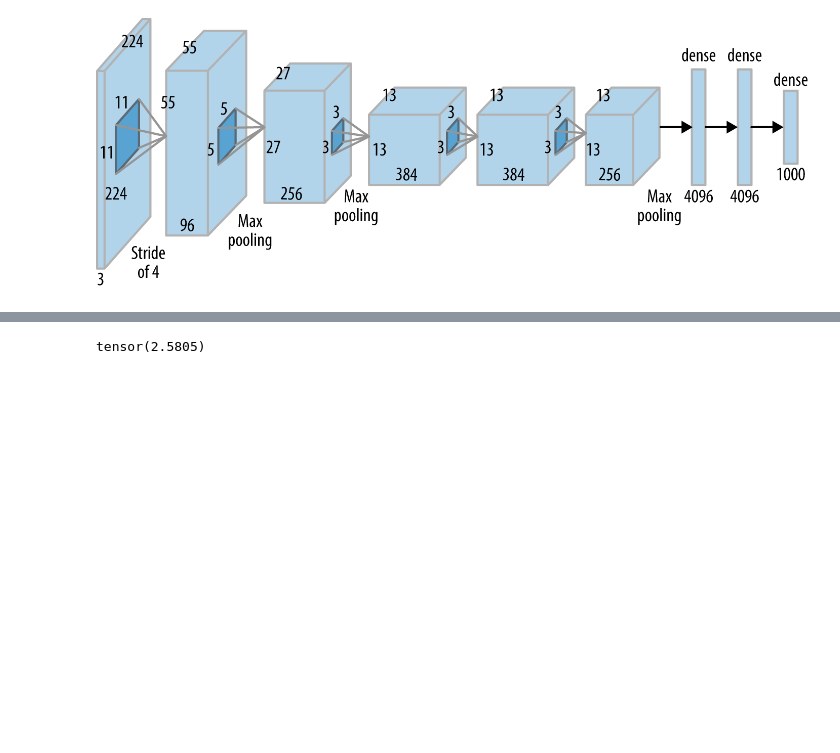
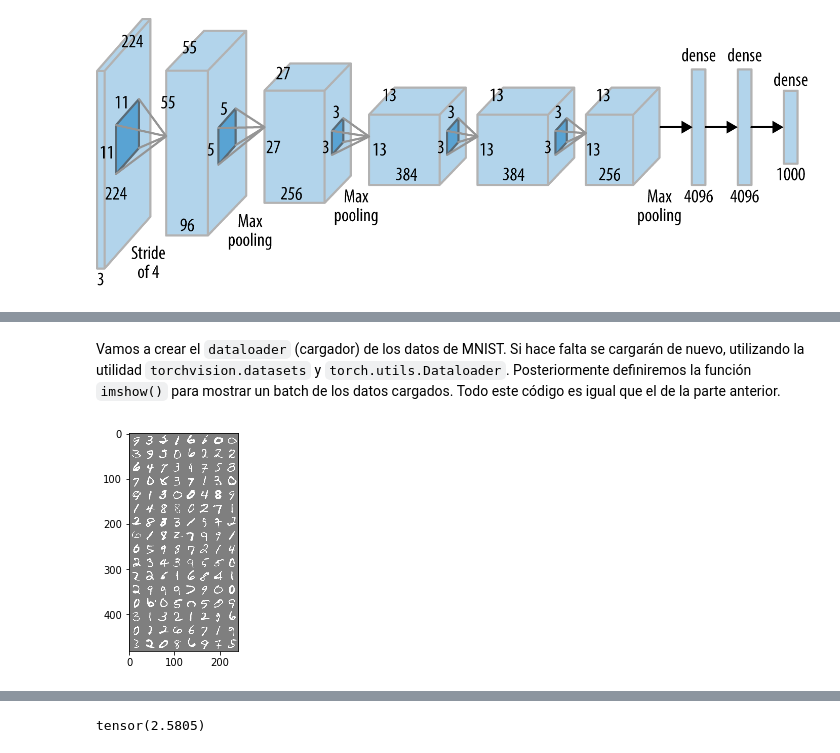
Before and after one commit to BioSIP/tutorial_pytorch_TDVI, a Jupyter notebook: 02 Práctica Deep Learning - Redes Convolucionales.ipynb, the cells around one changed output, grey strips where cells are left out. Saved outputs shown, nothing was run; the diff lists cells and outputs as text; code cells hidden in the pictures; blank space fills up the shorter version.

```diff
--- a/02 Práctica Deep Learning - Redes Convolucionales.ipynb
+++ b/02 Práctica Deep Learning - Redes Convolucionales.ipynb
@@ -60,0 +71,37 @@ Para la realización de
+# %% [markdown]
+Vamos a crear el `dataloader` (cargador) de los datos de MNIST. Si hace falta se cargarán de nuevo, utilizando la utilidad `torchvision.datasets` y `torch.utils.Dataloader`. Posteriormente definiremos la función `imshow()` para mostrar un batch de los datos cargados. Todo este código es igual que el de la parte anterior.
+# %%
+trans = transforms.Compose([transforms.ToTensor()]) #Transformador para el dataset
+root = './data/'
+# definimos los conjuntos de training y test
+train_set = dset.MNIST(root=root, train=True, transform=trans, download=True)
+test_set = dset.MNIST(root=root, train=False, transform=trans, download=True)
+
+batch_size = 128 # definimos el batchsize
+
+# y creamos los dataloaders para training y testing
+train_loader = torch.utils.data.DataLoader(
+                 dataset=train_set,
+                 batch_size=batch_size,
+                 shuffle=True)
+test_loader = torch.utils.data.DataLoader(
+                dataset=test_set,
+                batch_size=batch_size,
+                shuffle=False)
+
+# Y definimos de nuevo la función de mostrar un batch de los datos
+def imshow(img):
+    img = img / 2 + 0.5     # desnormalizar
+    plt.imshow(img.permute(1, 2, 0))
+    # cambiamos las dimensiones para que el número de canales
+    # se muestre al final (por defecto en matplotlib)
+
+# convertimos train_loader en un iterador
+dataiter = iter(train_loader)
+# y recuperamos el i-esimo elemento, un par de valores (imagenes, etiquetas)
+images, labels = dataiter.next()
+
+# Usamos la función imshow que hemos definido para mostrar imágenes
+imshow(make_grid(images))
+# %% [output]
+[figure, added]
```
Also changed, not shown: parts of 16 cells of this notebook.
